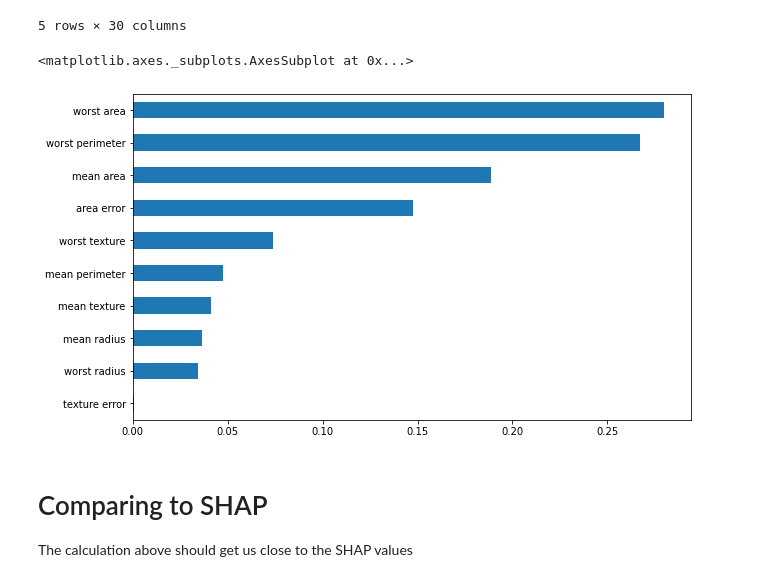
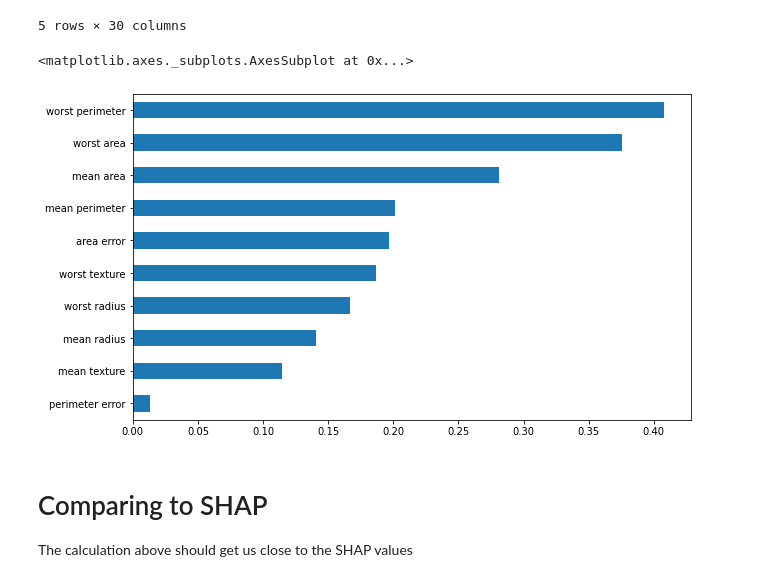
Before and after one commit to RCambier/blog, a Jupyter notebook: _notebooks/2023-01-14-shap-values.ipynb, the cells around one changed output. Cells and saved outputs as stored; diff of their text form; code cells hidden in the pictures.

```diff
--- a/_notebooks/2023-01-14-shap-values.ipynb
+++ b/_notebooks/2023-01-14-shap-values.ipynb
@@ -27,4 +17,4 @@ from pprint import pprint
 # %%
 X, y = load_breast_cancer(return_X_y=True, as_frame=True)
 # %%
-lr = LogisticRegression(max_iter=100, verbose=0, ).fit(X.values, y.values)
+lr = LogisticRegression(max_iter=100, verbose=0).fit(X.values, y.values)
@@ -108,10 +109,10 @@ pd.DataFrame(feature_impacts, columns=X.columns).head()
 | 4 | 0.851585 | -0.113725 | 0.871053 | -0.128902 | -0.000016 | -0.000529 | ... |
 5 rows × 30 columns
 # %%
-pd.DataFrame(feature_impacts).mean().sort_values().iloc[-10:].plot.barh(figsize=(10, 6))
+pd.DataFrame(feature_impacts).abs().mean().sort_values().iloc[-10:].plot.barh(figsize=(10, 6))
 # %% [output]
 <matplotlib.axes._subplots.AxesSubplot at 0x...>
-[figure, old version]
+[figure, new version]
 # %% [markdown]
 # Comparing to SHAP
 
```
Also changed, not shown: parts of 11 cells of this notebook.
